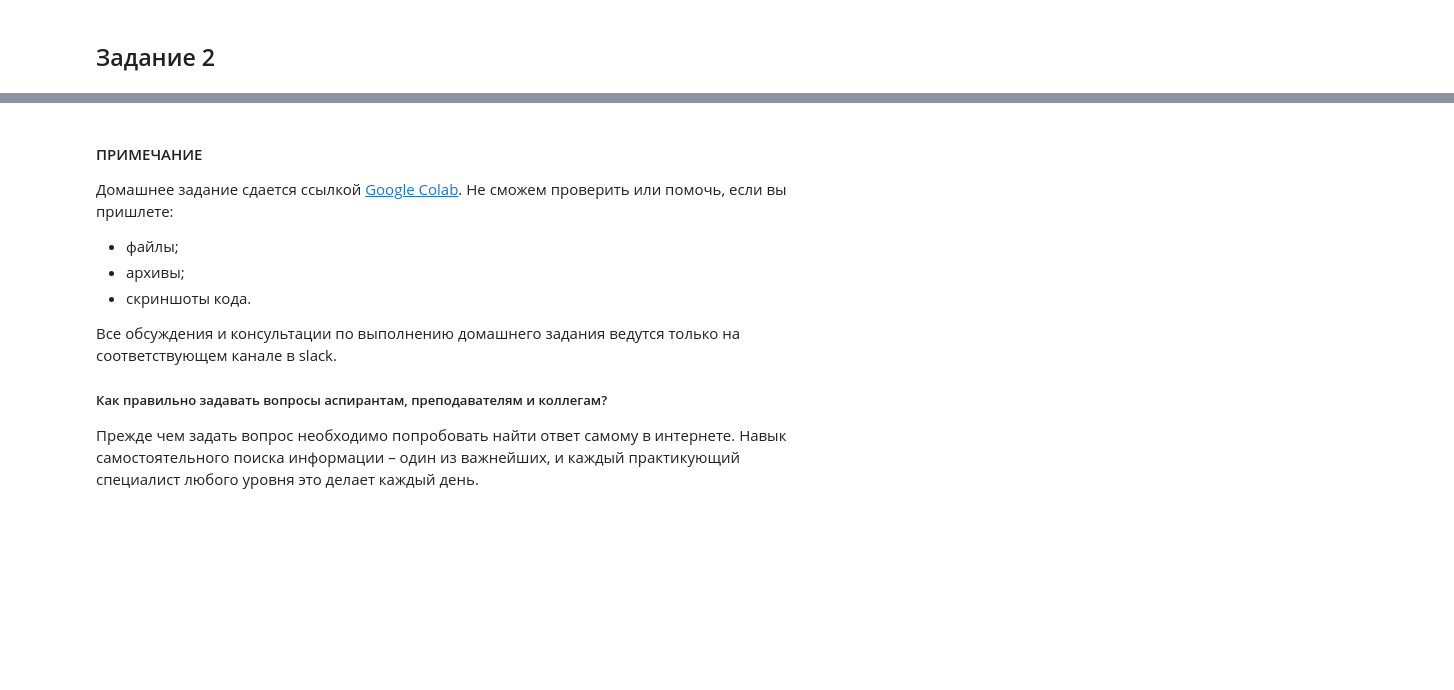
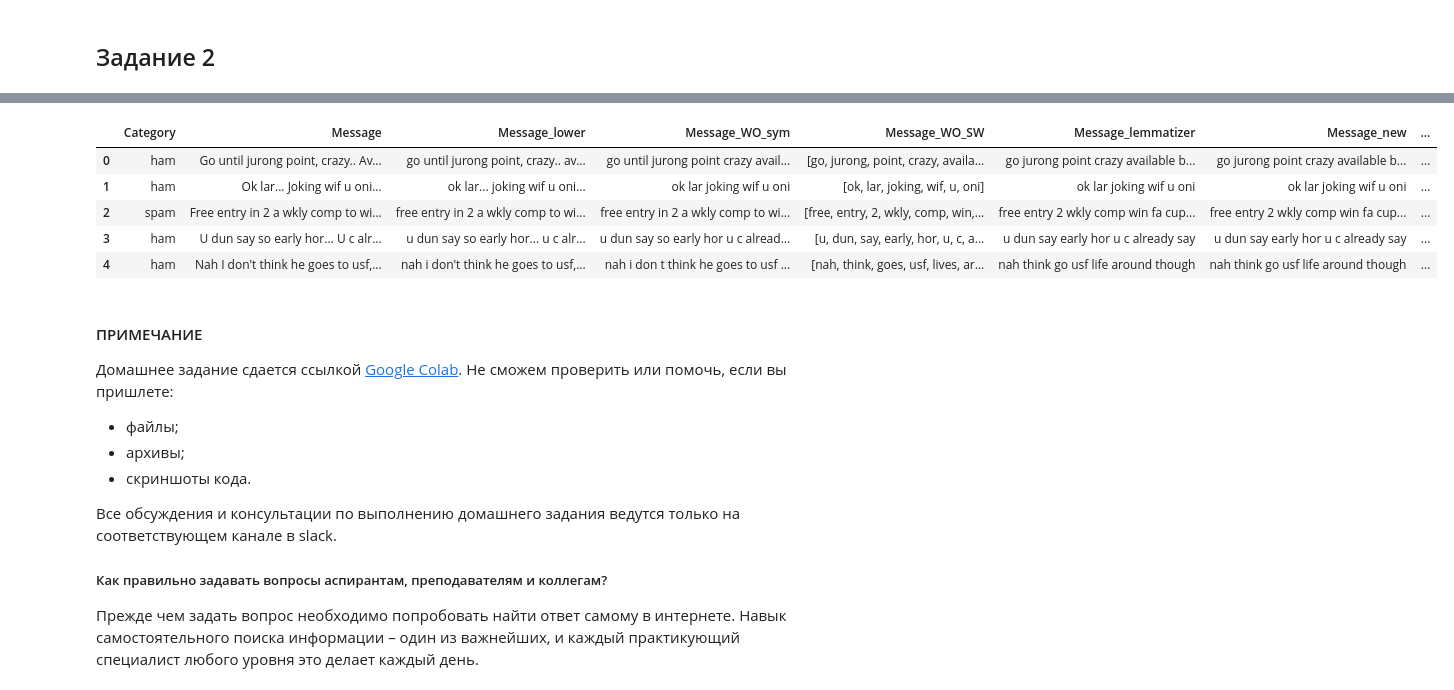
Before and after one commit to WNick-main/netology, a Jupyter notebook: HW-21.ipynb, the cells around one changed output, grey strips where cells are left out. Drawn from its saved outputs; the diff is of its cells as text; code cells hidden in the pictures; blank space fills up the shorter version.

```diff
--- a/HW-21.ipynb
+++ b/HW-21.ipynb
@@ -42,0 +180,4 @@ tfidf_matrix = pd.DataFrame(tfidf_matrix.toarray(), columns=names)
+# %%
+#2) Удалите мусорные символы;
+df['Message_WO_sym'] = df.apply(lambda x: re.sub('[\W_]+',' ',x['Message_lower']),axis=1)
+df.head()
@@ -42,0 +191,6 @@ tfidf_matrix = pd.DataFrame(tfidf_matrix.toarray(), columns=names)
+# %%
+#3) Удалите стоп-слова;
+import nltk
+from nltk.corpus import stopwords
+nltk.download('stopwords')
+stopwords_set = set(stopwords.words('english'))
@@ -42,0 +201,3 @@ tfidf_matrix = pd.DataFrame(tfidf_matrix.toarray(), columns=names)
+# %%
+df['Message_WO_SW'] = df.apply(lambda x: list(word for word in x['Message_WO_sym'].split() if word not in stopwords_set),axis=1)
+df.head()
@@ -42,0 +211,9 @@ tfidf_matrix = pd.DataFrame(tfidf_matrix.toarray(), columns=names)
+# %%
+#4) Привидите все слова к нормальной форме;
+from nltk.stem import WordNetLemmatizer
+nltk.download('wordnet')
+
+wordnet_lemmatizer = WordNetLemmatizer()
+#WordNetLemmatizer.lemmatize(word)
+df['Message_new'] = df.apply(lambda x: ' '.join(wordnet_lemmatizer.lemmatize(word) for word in x['Message_WO_SW']),axis=1)
+df.head()
@@ -42,0 +238,12 @@ tfidf_matrix = pd.DataFrame(tfidf_matrix.toarray(), columns=names)
+# %%
+#6) Разделите данные на тестовые и тренировочные в соотношении 30/70,
+#укажите random_state=42. Используйте train_test_split;
+df['spam_flg'] = df.apply(lambda x: 1 if x['Category'] == 'spam' else 0, axis=1)
+df.head()
+# %% [output]
+|  | Category | Message | Message_lower | Message_WO_sym | Message_WO_SW | Message_lemmatizer | Message_new | ... |
+| 0 | ham | Go until jurong point, crazy.. Av... | go until jurong point, crazy.. av... | go until jurong point crazy avail... | [go, jurong, point, crazy, availa... | go jurong point crazy available b... | go jurong point crazy available b... | ... |
+| 1 | ham | Ok lar... Joking wif u oni... | ok lar... joking wif u oni... | ok lar joking wif u oni | [ok, lar, joking, wif, u, oni] | ok lar joking wif u oni | ok lar joking wif u oni | ... |
+| 2 | spam | Free entry in 2 a wkly comp to wi... | free entry in 2 a wkly comp to wi... | free entry in 2 a wkly comp to wi... | [free, entry, 2, wkly, comp, win,... | free entry 2 wkly comp win fa cup... | free entry 2 wkly comp win fa cup... | ... |
+| 3 | ham | U dun say so early hor... U c alr... | u dun say so early hor... u c alr... | u dun say so early hor u c alread... | [u, dun, say, early, hor, u, c, a... | u dun say early hor u c already say | u dun say early hor u c already say | ... |
+| 4 | ham | Nah I don't think he goes to usf,... | nah i don't think he goes to usf,... | nah i don t think he goes to usf ... | [nah, think, goes, usf, lives, ar... | nah think go usf life around though | nah think go usf life around though | ... |
```
Also changed, not shown: parts of 22 cells of this notebook.
